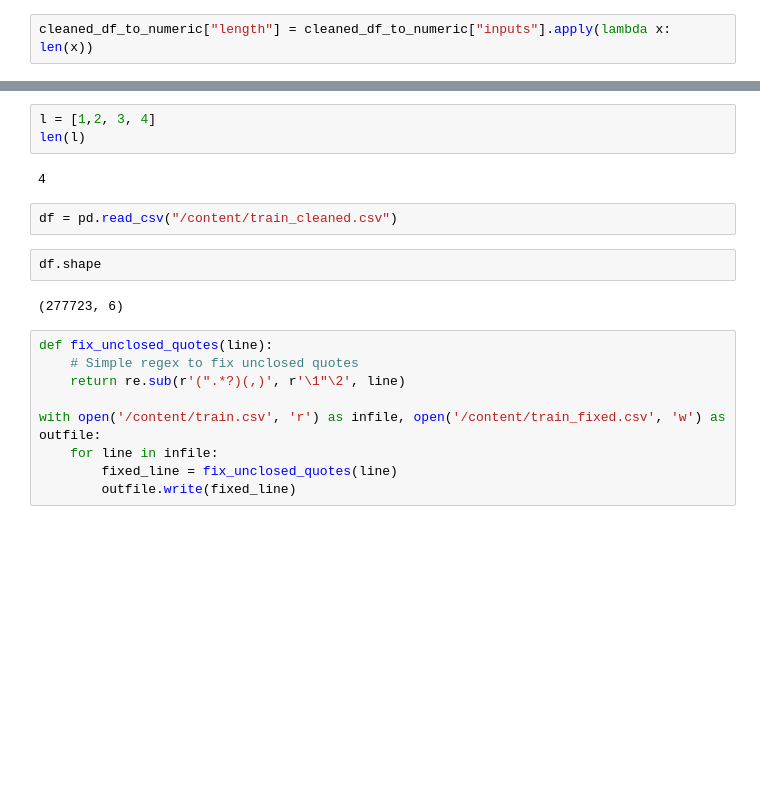
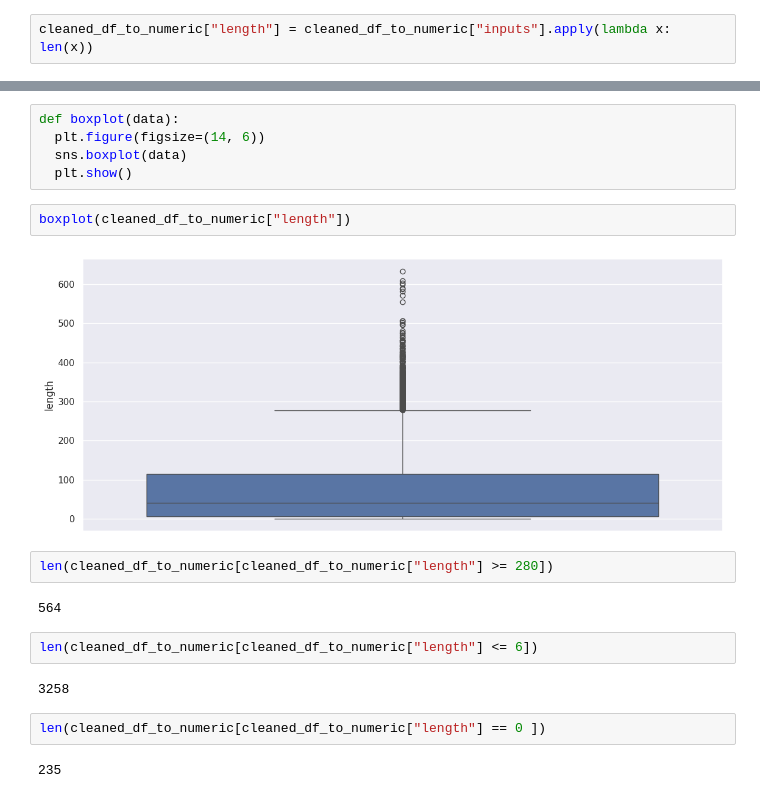
Before and after one commit to Nilkantg/ML-Challenge-2023, a Jupyter notebook: Amazon ML 2023 Challenge.ipynb, the cells around one changed output, grey strips where cells are left out. Saved outputs shown, nothing was run; the diff lists cells and outputs as text; blank space fills up the shorter version.

```diff
--- a/Amazon ML 2023 Challenge.ipynb
+++ b/Amazon ML 2023 Challenge.ipynb
@@ -356,20 +367,21 @@ preprocess_csv('/content/train.csv', '/content/train_cleaned.csv')
-# %%
-l = [1,2, 3, 4]
-len(l)
-# %% [output]
-4
-# %%
-df = pd.read_csv("/content/train_cleaned.csv")
-# %%
-df.shape
-# %% [output]
-(277723, 6)
-# %%
-def fix_unclosed_quotes(line):
-    # Simple regex to fix unclosed quotes
-    return re.sub(r'(".*?)(,)', r'\1"\2', line)
-
-with open('/content/train.csv', 'r') as infile, open('/content/train_fixed.csv', 'w') as outfile:
-    for line in infile:
-        fixed_line = fix_unclosed_quotes(line)
-        outfile.write(fixed_line)
+# %%
+def boxplot(data):
+  plt.figure(figsize=(14, 6))
+  sns.boxplot(data)
+  plt.show()
+# %%
+boxplot(cleaned_df_to_numeric["length"])
+# %% [output]
+[figure, added]
+# %%
+len(cleaned_df_to_numeric[cleaned_df_to_numeric["length"] >= 280])
+# %% [output]
+564
+# %%
+len(cleaned_df_to_numeric[cleaned_df_to_numeric["length"] <= 6])
+# %% [output]
+3258
+# %%
+len(cleaned_df_to_numeric[cleaned_df_to_numeric["length"] == 0 ])
+# %% [output]
+235
```
Also changed, not shown: parts of 45 cells of this notebook.
